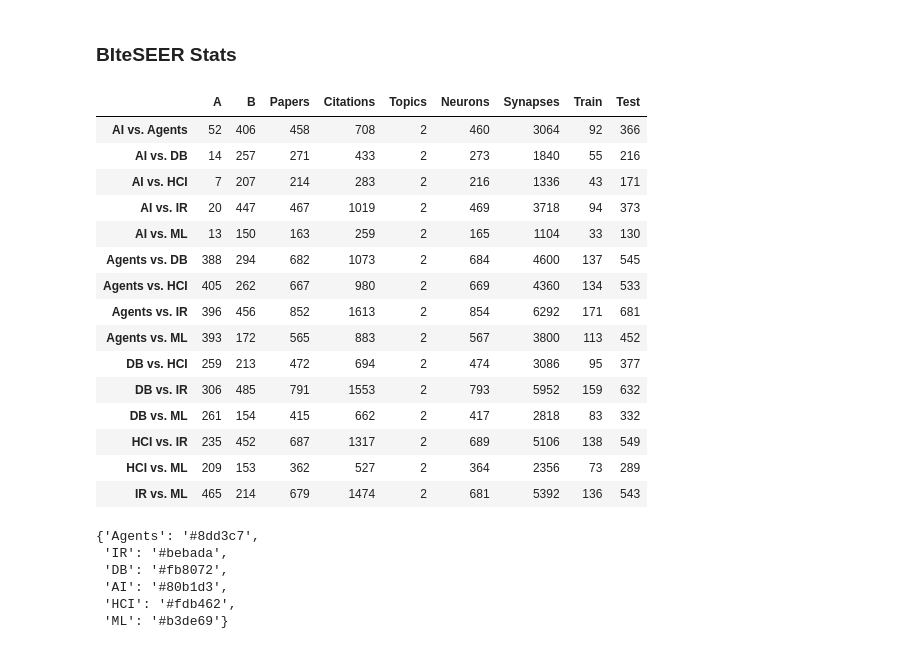
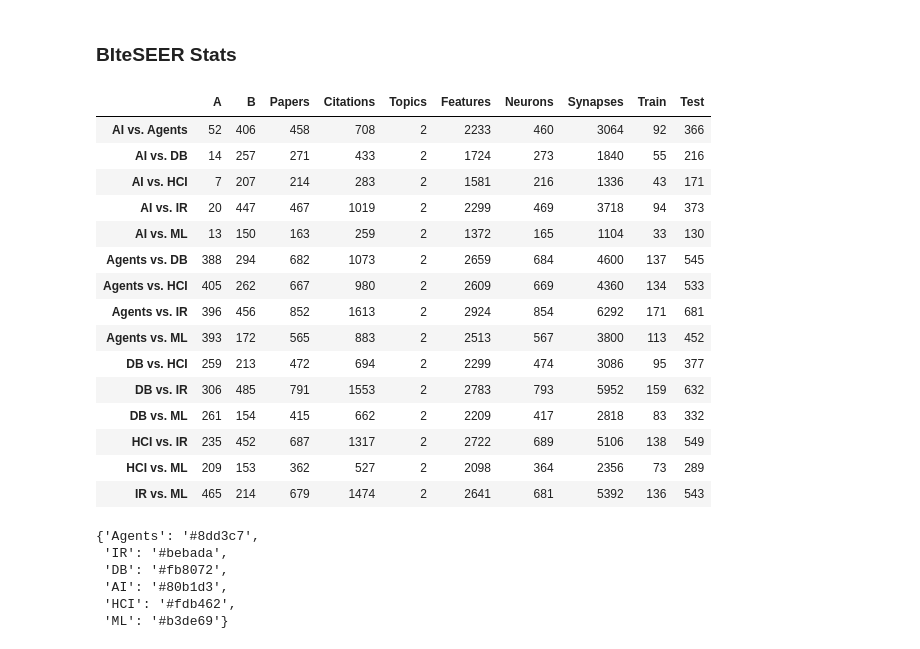
Before and after one commit to prasannadate/sgnn-superneuro, a Jupyter notebook: miniseer_maker.ipynb, the cells around one changed output. Cells and saved outputs as stored; diff of their text form; code cells hidden in the pictures.

```diff
--- a/miniseer_maker.ipynb
+++ b/miniseer_maker.ipynb
@@ -134,6 +134,9 @@ labels  # show labels set
 Loaded 3312 papers and skipped 15 broken references.
 {'AI', 'Agents', 'DB', 'HCI', 'IR', 'ML'}
 # %%
+def features_array(papers):
+    return np.array([paper.features for paper in papers.values()])
+
 n_features = None
 for paper in papers.values():
     if n_features is None:
@@ -237,18 +240,20 @@ def how_many(papers, train_idxs=None, do_print=True):
     n_papers = len(papers)
     n_citations = sum([len(paper.citations) for paper in papers.values()])
     n_topics = len(set(paper.label for paper in papers.values()))
+    n_activefeatures = np.sum(features_array(papers).sum(0) >= 1)
     printif(f"Papers: {n_papers}, Citations: {n_citations}, Topics: {n_topics}")
+    printif(f"Active features: {n_activefeatures}")
     neurons = n_papers + n_topics
     if train_idxs is None:
         printif(f"NEST-like implementation will use {neurons} neurons")
-        return n_papers, n_citations, n_topics, neurons, None, None, None
+        return n_papers, n_citations, n_topics, n_activefeatures, neurons, None, None, None
     else:
         n_train, n_test = len(train_idxs), n_papers - len(train_idxs)
         synapses = n_citations * 2 + n_test * n_topics * 2 + n_train * 2
         printif(f"NEST-like implementation will use {neurons} neurons, {synapses} synapses")
         # printif(f"K implementation will use {n_papers + n_topics} neurons, {n_citations + n_papers} synapses")
         printif(f"Train: {n_train}, Test: {n_test} ({n_train / n_papers:.2f}:{n_test / n_papers:.2f})")
-        return n_papers, n_citations, n_topics, neurons, synapses, n_train, n_test
+        return n_papers, n_citations, n_topics, n_activefeatures, neurons, synapses, n_train, n_test
 # %%
 def spider_papers(
     papers: dict,
@@ -589,11 +588,11 @@ for combo in combos:
 
 
 categories = pd.DataFrame({k: pd.Series(topics_counts(v[0], k)) for k, v in bites.items()}).T
-cols = ['Papers', 'Citations', 'Topics', 'Neurons', 'Synapses', 'Train', 'Test']
+cols = ['Papers', 'Citations', 'Topics', 'Features', 'Neurons', 'Synapses', 'Train', 'Test']
 stats = pd.DataFrame(columns=cols)
 for key, (dataset, train_idxs, _test_idxs) in bites.items():
-    n_papers, n_citations, n_topics, neurons, synapses, n_train, n_test = how_many(dataset, train_idxs, do_print=False)
-    stats.loc[key] = pd.Series([n_papers, n_citations, n_topics, neurons, synapses, n_train, n_test], index=cols)
+    n_papers, n_citations, n_topics, ftrs, neurons, synapses, n_train, n_test = how_many(dataset, train_idxs, do_print=False)
+    stats.loc[key] = pd.Series([n_papers, n_citations, n_topics, ftrs, neurons, synapses, n_train, n_test], index=cols)
 
 pd.concat([categories, stats], axis=1)
 # pd.concat([categories, pd.Series({'C': 999, 'D': 0}, name='ML vs. DB')], axis=1)
@@ -620,51 +619,51 @@ pd.concat([categories, stats], axis=1)
 # %%
 # Create bites using culling method:
 
 bites = {}
 
 for combo in combos:
     new_idxs = [paper.idx for paper in miniseer.values() if paper.label in combo]
     bite, _removed = rebuild(copy.deepcopy(miniseer), new_idxs)  # rebuild after removing papers not in combo
     largest_component = sorted(components_undirected(bite), key=len, reverse=True)[0]
     bite, _removed = rebuild(bite, largest_component)  # rebuild after removing all but largest component
     # bite = cull_papers(bite, 88, rng=seed)
     new_train_idxs, new_test_idxs = train_test_split_indices(bite, test_size=0.8, rng=seed)
 
     bites[' vs. '.join(combo)] = (bite, new_train_idxs, new_test_idxs)
 
 
 for key, (dataset, train_idxs, test_idxs) in bites.items():
     name = key.replace(' vs. ', '_')
     writeout(dataset, f'data/biteseer/{name}', train_idxs, test_idxs, f"seed: {seed}")
 
 
 categories = pd.DataFrame({k: pd.Series(topics_counts(v[0], k)) for k, v in bites.items()}).T
-cols = ['Papers', 'Citations', 'Topics', 'Neurons', 'Synapses', 'Train', 'Test']
+cols = ['Papers', 'Citations', 'Topics', 'Features', 'Neurons', 'Synapses', 'Train', 'Test']
 stats = pd.DataFrame(columns=cols)
 for key, (dataset, train_idxs, _test_idxs) in bites.items():
-    n_papers, n_citations, n_topics, neurons, synapses, n_train, n_test = how_many(dataset, train_idxs, do_print=False)
-    stats.loc[key] = pd.Series([n_papers, n_citations, n_topics, neurons, synapses, n_train, n_test], index=cols)
+    n_papers, n_citations, n_topics, ftrs, neurons, synapses, n_train, n_test = how_many(dataset, train_idxs, do_print=False)
+    stats.loc[key] = pd.Series([n_papers, n_citations, n_topics, ftrs, neurons, synapses, n_train, n_test], index=cols)
 
 pd.concat([categories, stats], axis=1)
 # pd.concat([categories, pd.Series({'C': 999, 'D': 0}, name='ML vs. DB')], axis=1)
 # categories
 # %% [output]
-|  | A | B | Papers | Citations | Topics | Neurons | Synapses | Train | Test |
-| AI vs. Agents | 52 | 406 | 458 | 708 | 2 | 460 | 3064 | 92 | 366 |
-| AI vs. DB | 14 | 257 | 271 | 433 | 2 | 273 | 1840 | 55 | 216 |
-| AI vs. HCI | 7 | 207 | 214 | 283 | 2 | 216 | 1336 | 43 | 171 |
-| AI vs. IR | 20 | 447 | 467 | 1019 | 2 | 469 | 3718 | 94 | 373 |
-| AI vs. ML | 13 | 150 | 163 | 259 | 2 | 165 | 1104 | 33 | 130 |
-| Agents vs. DB | 388 | 294 | 682 | 1073 | 2 | 684 | 4600 | 137 | 545 |
-| Agents vs. HCI | 405 | 262 | 667 | 980 | 2 | 669 | 4360 | 134 | 533 |
-| Agents vs. IR | 396 | 456 | 852 | 1613 | 2 | 854 | 6292 | 171 | 681 |
-| Agents vs. ML | 393 | 172 | 565 | 883 | 2 | 567 | 3800 | 113 | 452 |
-| DB vs. HCI | 259 | 213 | 472 | 694 | 2 | 474 | 3086 | 95 | 377 |
-| DB vs. IR | 306 | 485 | 791 | 1553 | 2 | 793 | 5952 | 159 | 632 |
-| DB vs. ML | 261 | 154 | 415 | 662 | 2 | 417 | 2818 | 83 | 332 |
-| HCI vs. IR | 235 | 452 | 687 | 1317 | 2 | 689 | 5106 | 138 | 549 |
-| HCI vs. ML | 209 | 153 | 362 | 527 | 2 | 364 | 2356 | 73 | 289 |
-| IR vs. ML | 465 | 214 | 679 | 1474 | 2 | 681 | 5392 | 136 | 543 |
+|  | A | B | Papers | Citations | Topics | Features | Neurons | Synapses | Train | Test |
+| AI vs. Agents | 52 | 406 | 458 | 708 | 2 | 2233 | 460 | 3064 | 92 | 366 |
+| AI vs. DB | 14 | 257 | 271 | 433 | 2 | 1724 | 273 | 1840 | 55 | 216 |
+| AI vs. HCI | 7 | 207 | 214 | 283 | 2 | 1581 | 216 | 1336 | 43 | 171 |
+| AI vs. IR | 20 | 447 | 467 | 1019 | 2 | 2299 | 469 | 3718 | 94 | 373 |
+| AI vs. ML | 13 | 150 | 163 | 259 | 2 | 1372 | 165 | 1104 | 33 | 130 |
+| Agents vs. DB | 388 | 294 | 682 | 1073 | 2 | 2659 | 684 | 4600 | 137 | 545 |
+| Agents vs. HCI | 405 | 262 | 667 | 980 | 2 | 2609 | 669 | 4360 | 134 | 533 |
+| Agents vs. IR | 396 | 456 | 852 | 1613 | 2 | 2924 | 854 | 6292 | 171 | 681 |
+| Agents vs. ML | 393 | 172 | 565 | 883 | 2 | 2513 | 567 | 3800 | 113 | 452 |
+| DB vs. HCI | 259 | 213 | 472 | 694 | 2 | 2299 | 474 | 3086 | 95 | 377 |
+| DB vs. IR | 306 | 485 | 791 | 1553 | 2 | 2783 | 793 | 5952 | 159 | 632 |
+| DB vs. ML | 261 | 154 | 415 | 662 | 2 | 2209 | 417 | 2818 | 83 | 332 |
+| HCI vs. IR | 235 | 452 | 687 | 1317 | 2 | 2722 | 689 | 5106 | 138 | 549 |
+| HCI vs. ML | 209 | 153 | 362 | 527 | 2 | 2098 | 364 | 2356 | 73 | 289 |
+| IR vs. ML | 465 | 214 | 679 | 1474 | 2 | 2641 | 681 | 5392 | 136 | 543 |
 # %%
 # palette = ['#8dd3c7', '#bebada', '#fb8072', '#80b1d3', '#fdb462', '#b3de69']
 # colormap = dict(zip(alabels, palette))
```
Also changed, not shown: parts of 4 cells of this notebook.
